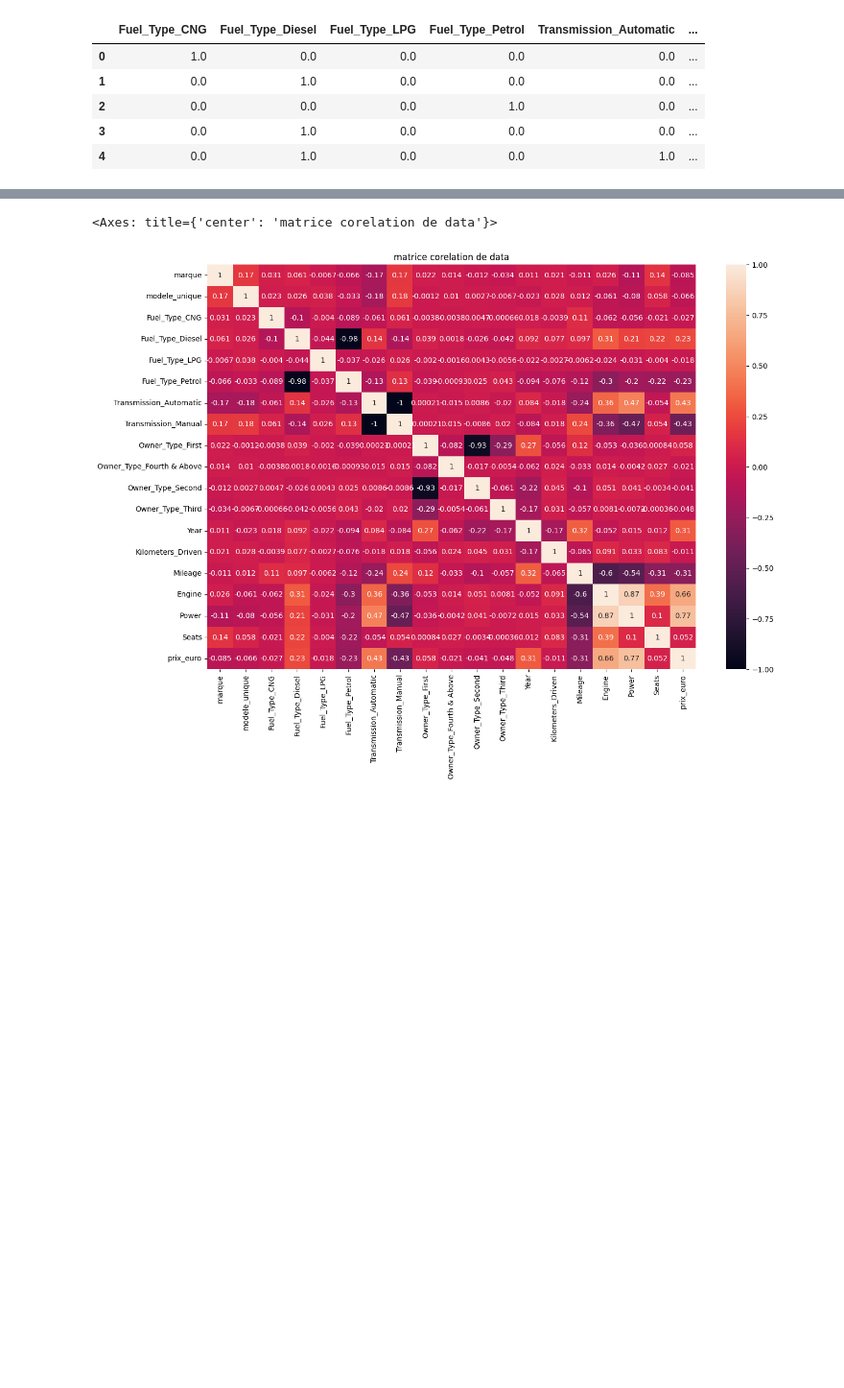
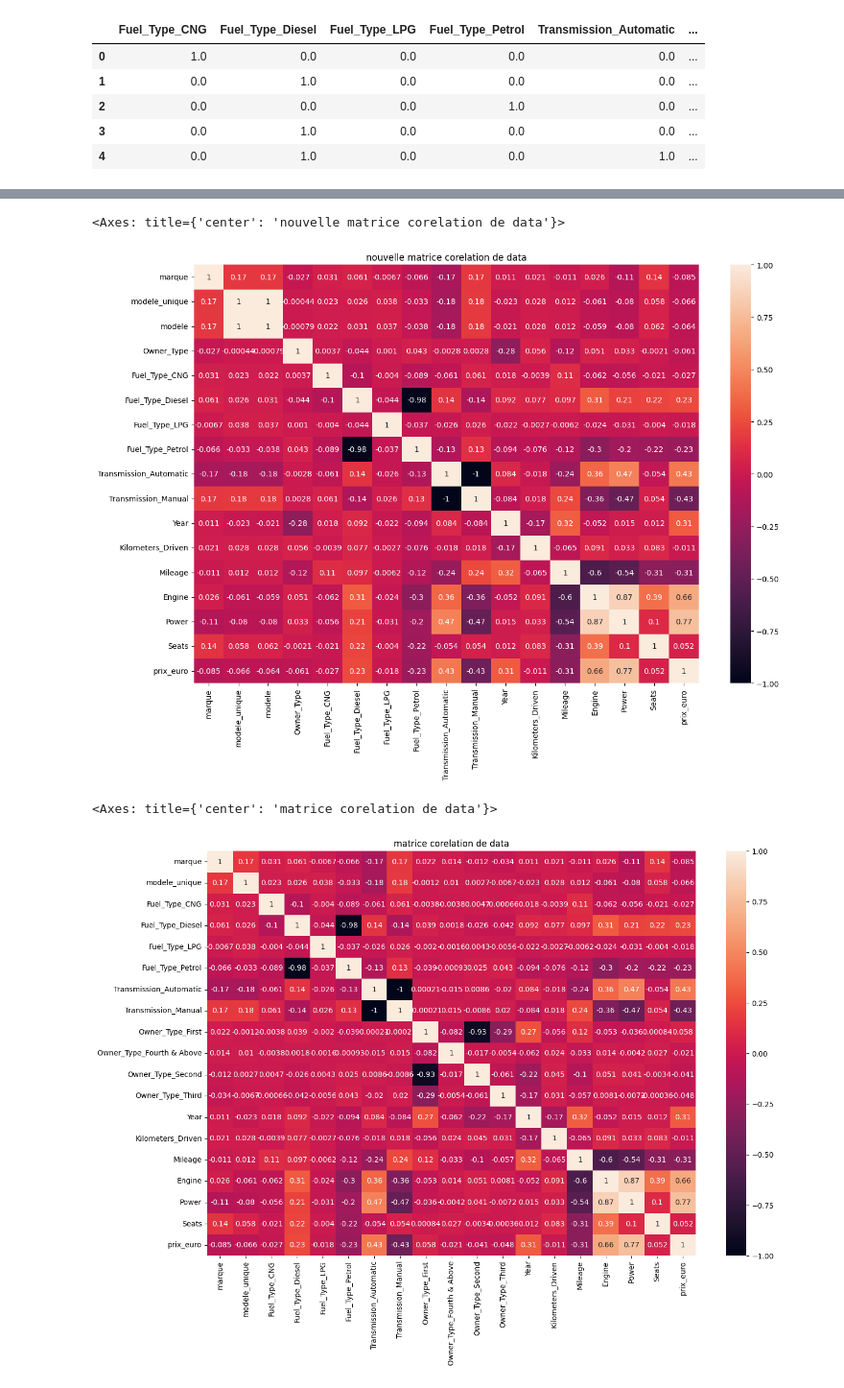
Before and after one commit to medjbeuryacine/Projet-Regression-, a Jupyter notebook: partie_yacine/eda.ipynb, the cells around one changed output, grey strips where cells are left out. Shown at 96% size. Saved outputs shown, nothing was run; the diff lists cells and outputs as text; code cells hidden in the pictures; blank space fills up the shorter version.

```diff
--- a/partie_yacine/eda.ipynb
+++ b/partie_yacine/eda.ipynb
@@ -309,3 +307,10 @@ new_data.head()
+# %%
+plt.figure(figsize=(15,10))
+plt.title("nouvelle matrice corelation de data")
+sns.heatmap(new_data.corr(), annot=True)
+# %% [output]
+<Axes: title={'center': 'nouvelle matrice corelation de data'}>
+[figure, added]
 # %%
 plt.figure(figsize=(15,10))
 plt.title("matrice corelation de data")
```
Also changed, not shown: parts of 9 cells of this notebook.
